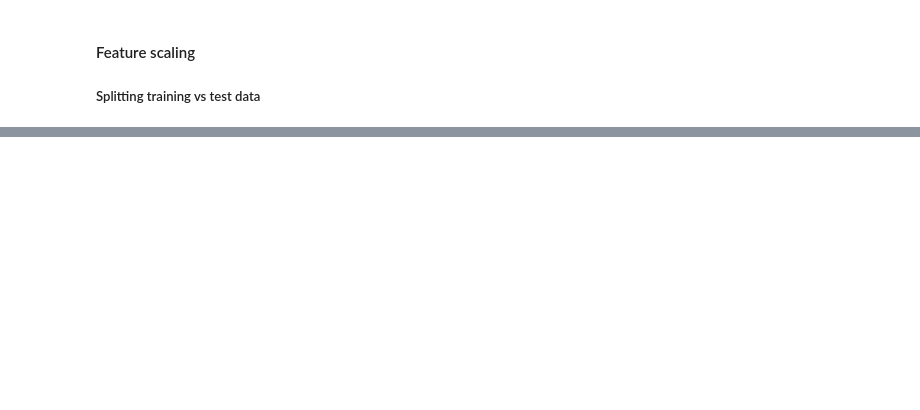
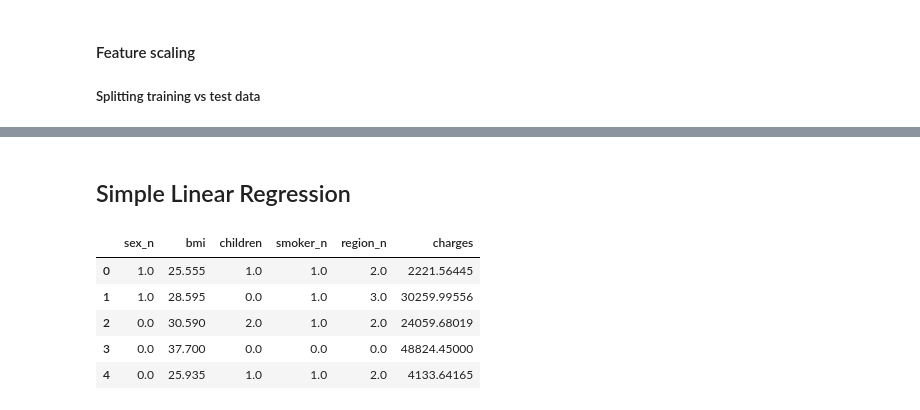
Before and after one commit to 4GeeksAcademy/linear-regression-project-tutorial-NWinocur, a Jupyter notebook: src/explore.ipynb, the cells around one changed output, grey strips where cells are left out. Saved outputs shown, nothing was run; the diff lists cells and outputs as text; code cells hidden in the pictures; blank space fills up the shorter version.

```diff
--- a/src/explore.ipynb
+++ b/src/explore.ipynb
@@ -522,3 +519,21 @@ X_train_sel.to_csv(
     index=False,
 )
 X_test_sel.to_csv("../data/interim/clean_banking_marketing_campaign.csv", index=False)
+# %% [markdown]
+## Simple Linear Regression
+# %%
+# reading processed data set
+import pandas as pd
+
+
+train_data = pd.read_csv("../data/interim/clean_banking_marketing_campaign.csv")
+test_data = pd.read_csv("../data/interim/clean_banking_marketing_campaign.csv")
+
+train_data.head()
+# %% [output]
+|  | sex_n | bmi | children | smoker_n | region_n | charges |
+| 0 | 1.0 | 25.555 | 1.0 | 1.0 | 2.0 | 2221.56445 |
+| 1 | 1.0 | 28.595 | 0.0 | 1.0 | 3.0 | 30259.99556 |
+| 2 | 0.0 | 30.590 | 2.0 | 1.0 | 2.0 | 24059.68019 |
+| 3 | 0.0 | 37.700 | 0.0 | 0.0 | 0.0 | 48824.45000 |
+| 4 | 0.0 | 25.935 | 1.0 | 1.0 | 2.0 | 4133.64165 |
```
Also changed, not shown: parts of 15 cells of this notebook, 1 other file.
